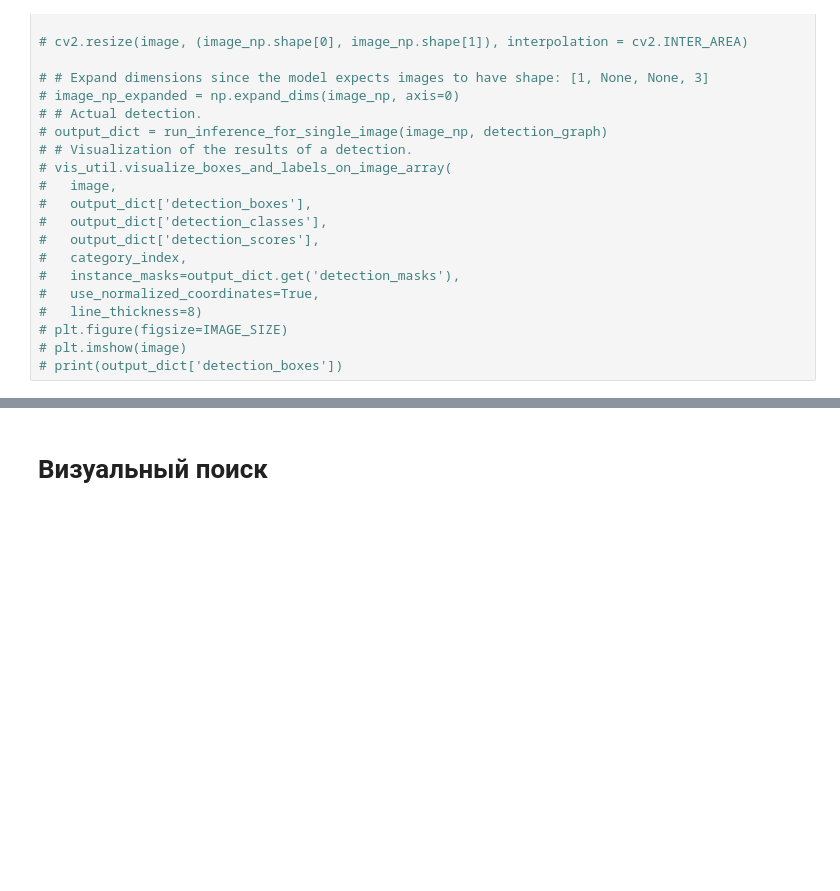
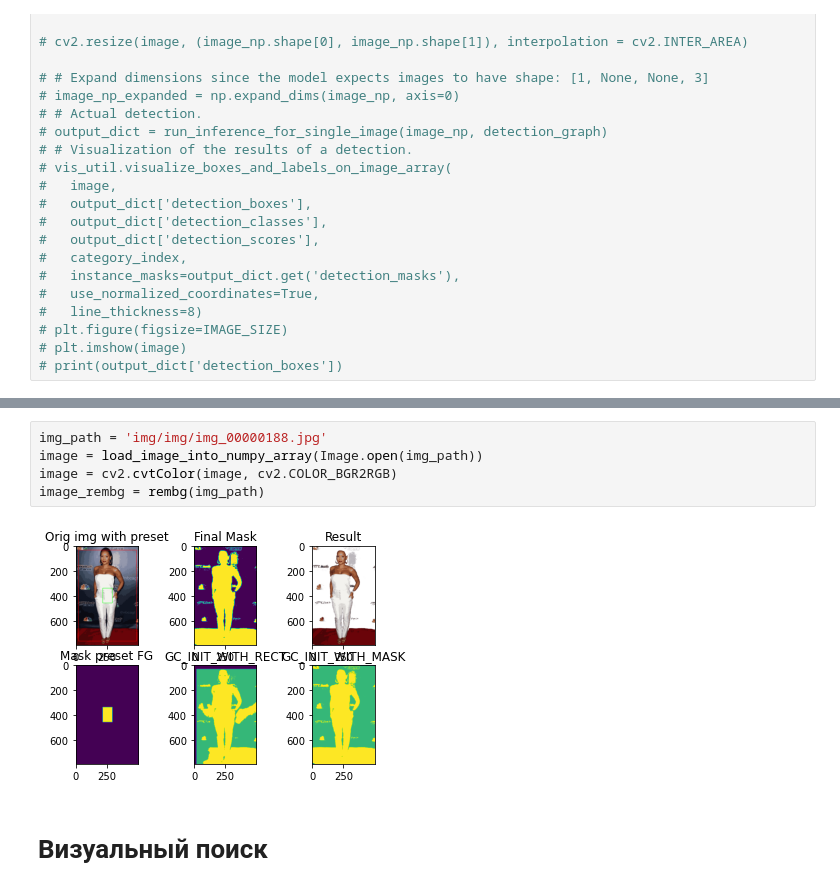
Before and after one commit to carline1/IT-Planet-Part3, a Jupyter notebook: old_main.ipynb, the cells around one changed output, grey strips where cells are left out. Saved outputs shown, nothing was run; the diff lists cells and outputs as text; blank space fills up the shorter version.

```diff
--- a/old_main.ipynb
+++ b/old_main.ipynb
@@ -470,3 +457,10 @@ KeyboardInterrupt:
+# %%
+img_path = 'img/img/img_00000188.jpg'
+image = load_image_into_numpy_array(Image.open(img_path))
+image = cv2.cvtColor(image, cv2.COLOR_BGR2RGB)
+image_rembg = rembg(img_path)
+# %% [output]
+[figure, added]
 # %% [markdown]
 # Визуальный поиск
 # %%
```
Also changed, not shown: parts of 2 cells of this notebook, 4 other files.
